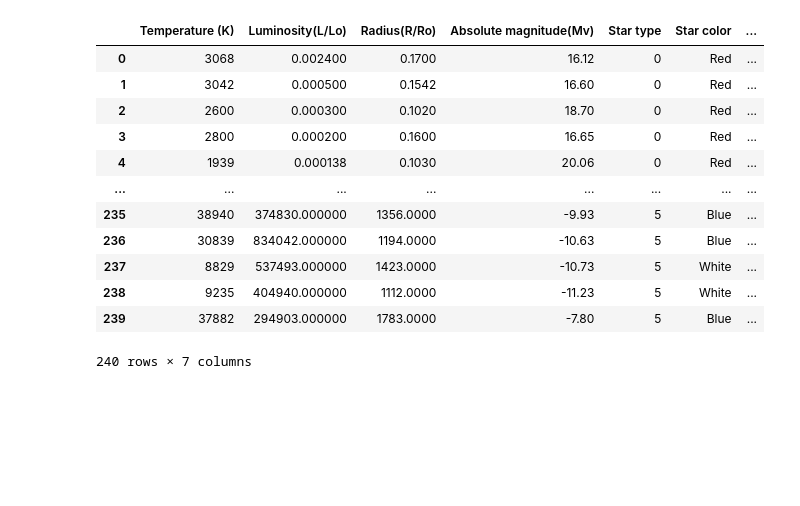
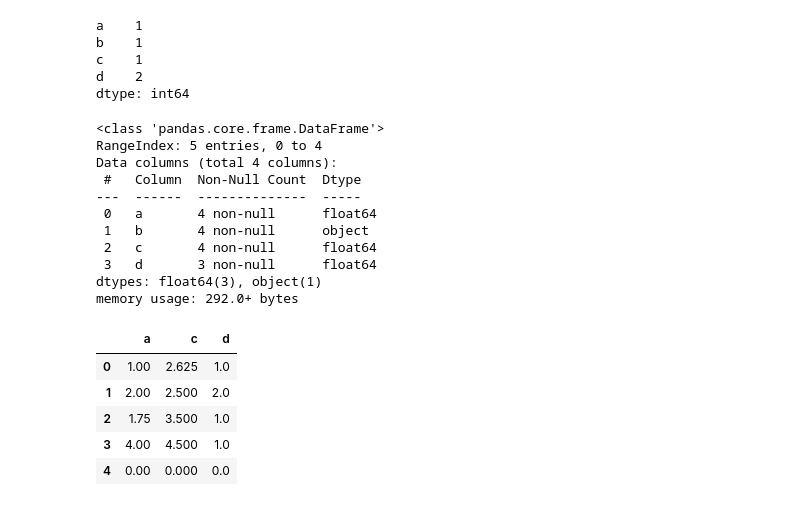
Before and after one commit to intermurphi/astropy, a Jupyter notebook: research/test.ipynb, the cells around one changed output. Drawn from its saved outputs; the diff is of its cells as text; code cells hidden in the pictures; blank space fills up the shorter version.

```diff
--- a/research/test.ipynb
+++ b/research/test.ipynb
@@ -7,0 +4,7 @@ df = gudiya.read_csv(path)
+# %%
+data = {
+    "a": [1, 2, None, 4, 0],
+    "b": ["A", "B", "A", None, 0],
+    "c": [None, 2.5, 3.5, 4.5, 0],
+    "d": [1, 2, np.nan, np.nan, 0]
+}
@@ -8,16 +18,39 @@ df = gudiya.read_csv(path)
+# %%
+df = pd.DataFrame(data)
+# %%
+df.isna().sum()
+# %% [output]
+a    1
+b    1
+c    1
+d    2
+dtype: int64
 # %%
-df
+df.info()
 # %% [output]
-|  | Temperature (K) | Luminosity(L/Lo) | Radius(R/Ro) | Absolute magnitude(Mv) | Star type | Star color | ... |
-| 0 | 3068 | 0.002400 | 0.1700 | 16.12 | 0 | Red | ... |
-| 1 | 3042 | 0.000500 | 0.1542 | 16.60 | 0 | Red | ... |
-| 2 | 2600 | 0.000300 | 0.1020 | 18.70 | 0 | Red | ... |
-| 3 | 2800 | 0.000200 | 0.1600 | 16.65 | 0 | Red | ... |
-| 4 | 1939 | 0.000138 | 0.1030 | 20.06 | 0 | Red | ... |
-| ... | ... | ... | ... | ... | ... | ... | ... |
-| 235 | 38940 | 374830.000000 | 1356.0000 | -9.93 | 5 | Blue | ... |
-| 236 | 30839 | 834042.000000 | 1194.0000 | -10.63 | 5 | Blue | ... |
-| 237 | 8829 | 537493.000000 | 1423.0000 | -10.73 | 5 | White | ... |
-| 238 | 9235 | 404940.000000 | 1112.0000 | -11.23 | 5 | White | ... |
-| 239 | 37882 | 294903.000000 | 1783.0000 | -7.80 | 5 | Blue | ... |
-240 rows × 7 columns
+<class 'pandas.core.frame.DataFrame'>
+RangeIndex: 5 entries, 0 to 4
+Data columns (total 4 columns):
+ #   Column  Non-Null Count  Dtype
+---  ------  --------------  -----
+ 0   a       4 non-null      float64
+ 1   b       4 non-null      object
+ 2   c       4 non-null      float64
+ 3   d       3 non-null      float64
+dtypes: float64(3), object(1)
+memory usage: 292.0+ bytes
+# %%
+numerical_features = ["a", "c", "d"]
+categorical_features = ["b"]
+# %%
+df_numerical = df[numerical_features]
+df_categorical = df[categorical_features]
+# %%
+df_numerical.fillna(df_numerical.mean())
+# %% [output]
+|  | a | c | d |
+| 0 | 1.00 | 2.625 | 1.0 |
+| 1 | 2.00 | 2.500 | 2.0 |
+| 2 | 1.75 | 3.500 | 1.0 |
+| 3 | 4.00 | 4.500 | 1.0 |
+| 4 | 0.00 | 0.000 | 0.0 |
```
Also changed, not shown: parts of 5 cells of this notebook, 3 other files.
